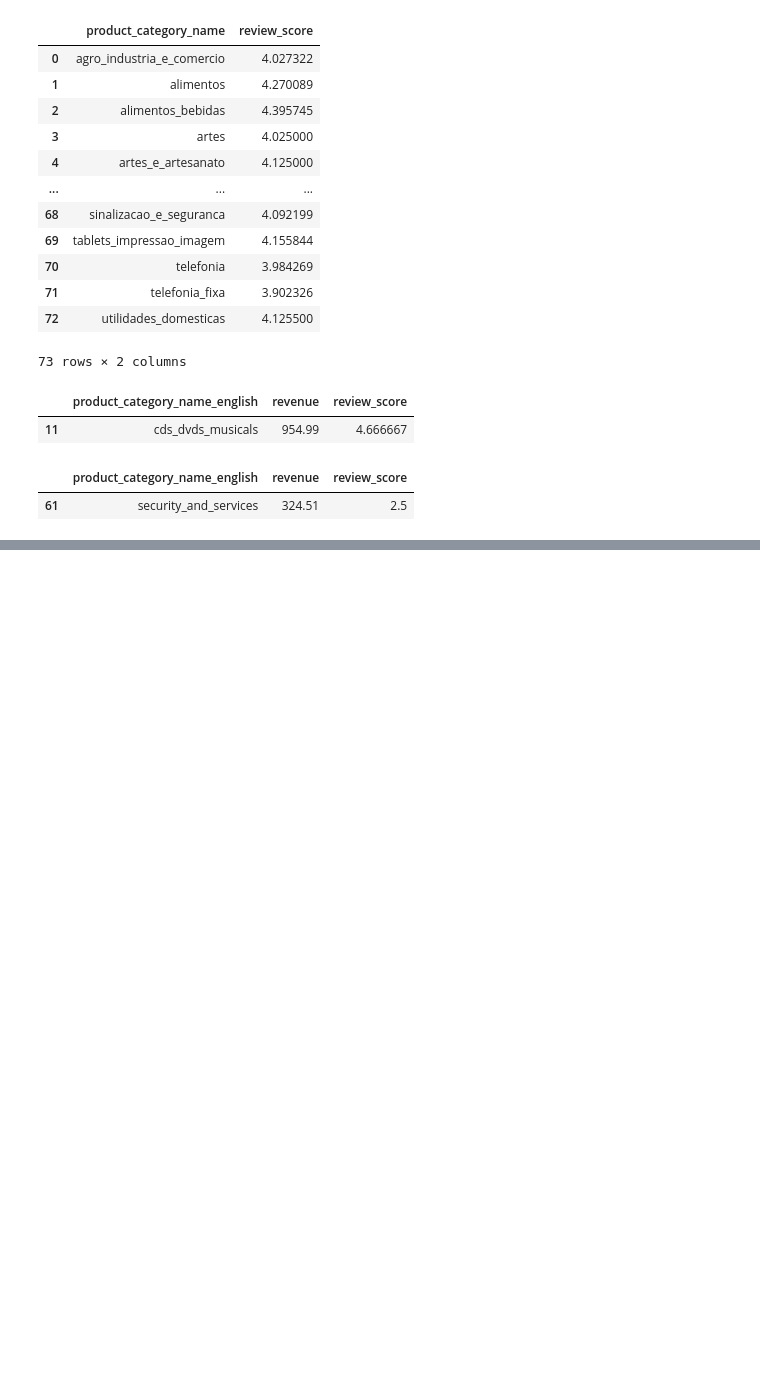
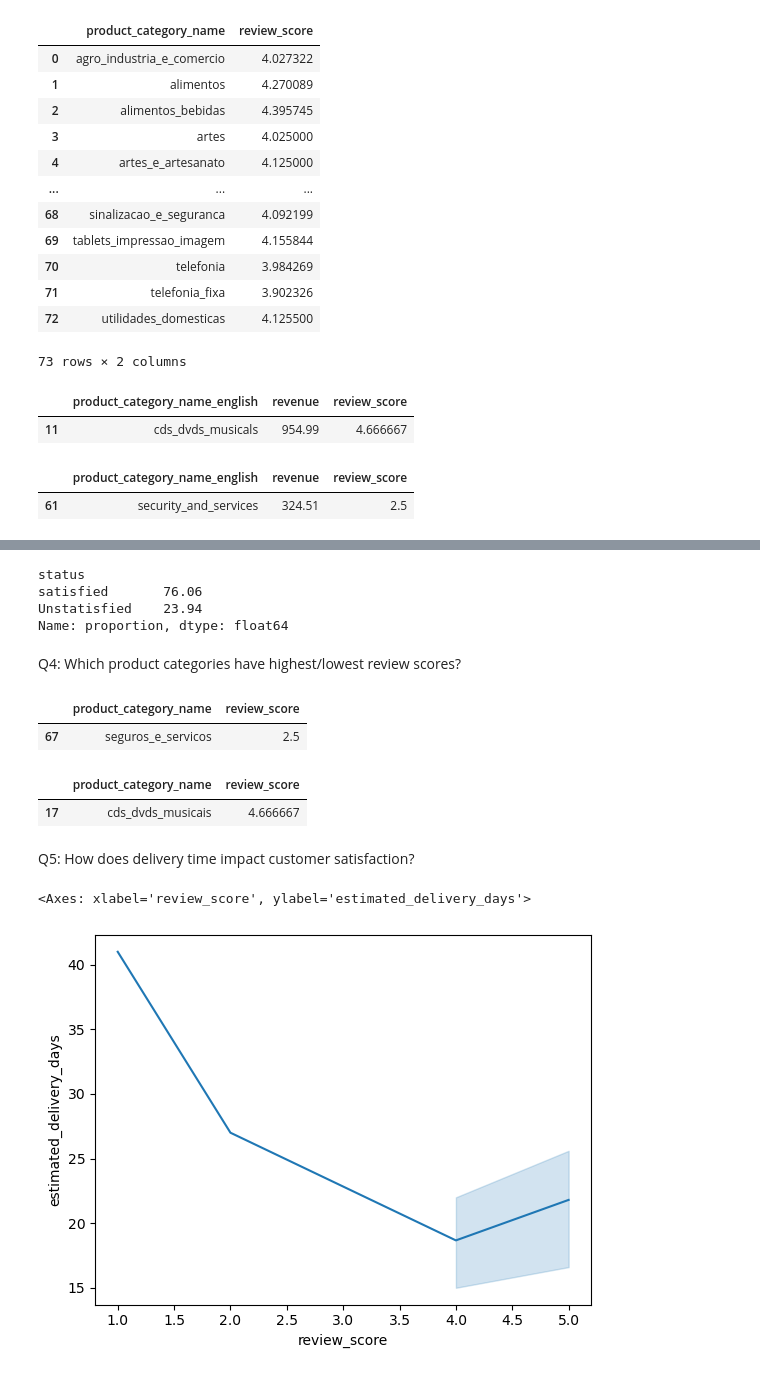
Before and after one commit to Vinaychauhan06/E-Commerce-Analytics-Dashboard-Python-SQL-Power-BI-, a Jupyter notebook: 02_EDA_Analysis.ipynb, the cells around one changed output, grey strips where cells are left out. Cells and saved outputs as stored; diff of their text form; code cells hidden in the pictures; blank space fills up the shorter version.

```diff
--- a/02_EDA_Analysis.ipynb
+++ b/02_EDA_Analysis.ipynb
@@ -694,0 +771,9 @@ final_category[final_category['review_score']==final_category['review_score'].mi
+# %%
+(final_category['status'].value_counts(normalize=True)*100).round(2)
+# %% [output]
+status
+satisfied       76.06
+Unstatisfied    23.94
+Name: proportion, dtype: float64
+# %% [markdown]
+Q4: Which product categories have highest/lowest review scores?
@@ -694,0 +782,12 @@ final_category[final_category['review_score']==final_category['review_score'].mi
+# %%
+avg_review[avg_review['review_score'] == avg_review['review_score'].min()]
+# %% [output]
+|  | product_category_name | review_score |
+| 67 | seguros_e_servicos | 2.5 |
+# %%
+avg_review[avg_review['review_score'] == avg_review['review_score'].max()]
+# %% [output]
+|  | product_category_name | review_score |
+| 17 | cds_dvds_musicais | 4.666667 |
+# %% [markdown]
+Q5: How does delivery time impact customer satisfaction?
@@ -694,0 +796,9 @@ final_category[final_category['review_score']==final_category['review_score'].mi
+# %%
+sns.lineplot(
+    data=order_review_time,
+    x='review_score',
+    y='estimated_delivery_days'
+)
+# %% [output]
+<Axes: xlabel='review_score', ylabel='estimated_delivery_days'>
+[figure, added]
```
Also changed, not shown: parts of 16 cells of this notebook.
